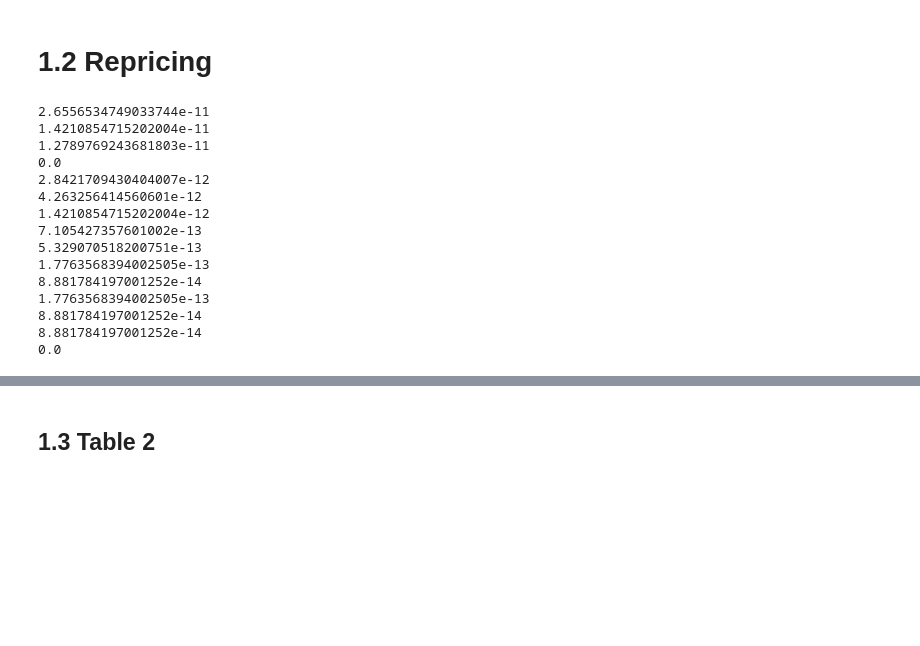
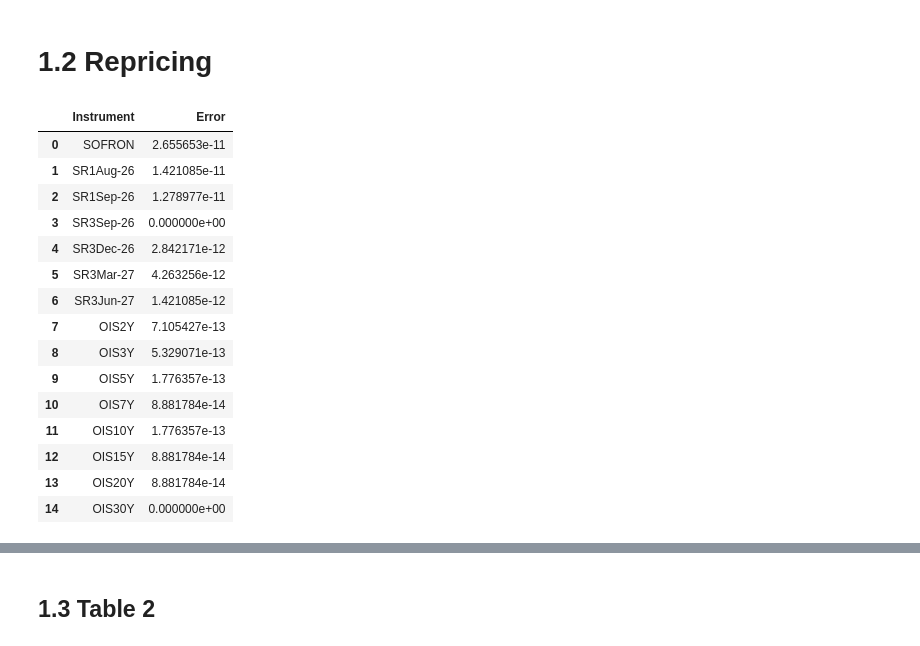
Before and after one commit to RomainFast121/IRCRM_project, a Jupyter notebook: project_2026.ipynb, the cells around one changed output, grey strips where cells are left out. Drawn from its saved outputs; the diff is of its cells as text; code cells hidden in the pictures; blank space fills up the shorter version.

```diff
--- a/project_2026.ipynb
+++ b/project_2026.ipynb
@@ -148,36 +148,39 @@ for inst in insts:
     if start in P:
         P_t = P[start]
     else:
-        # On récupère les dates triées actuellement présentes dans P
+        # Get sorted dates
         sorted_dates = sorted(P.keys())
 
-        # Vérification si inst.start est strictement entre min(P) et max(P)
+        # Check that inst.start is within range
         if sorted_dates[0] < start < sorted_dates[-1]:
             # Trouver les deux dates encadrantes t1 < inst.start < t2
             idx = bisect.bisect_left(sorted_dates, start)
             t1 = sorted_dates[idx - 1]
             t2 = sorted_dates[idx]
 
-            # Poids temporel (ou via act360(t1, inst.start) / act360(t1, t2), le ratio est identique)
+            # Get the interpolation weight
             w = act360(t1, start) / act360(t1, t2)
 
-            # Interpolation log-linéaire sur les facteurs d'actualisation
+            # Log-linear interpolation
             log_P1 = np.log(P[t1])
             log_P2 = np.log(P[t2])
             P_t = np.exp(log_P1 + w * (log_P2 - log_P1))
             P[start] = float(P_t)
 
-    # Si P_t a été trouvé (directement ou par interpolation), on calcule P[inst.end]
+    # If P_t found, compute
     if P_t is not None:
+        # Get time and delta
         T = pd.Timestamp(end)
         delta = act360(start, end)
+        # Compute rate
         if inst.type in ('SR1', 'SR3'):
-            R = 100 - inst.quote
+            R = 100.0 - inst.quote
         else:
             R = inst.quote
-        P_T = P_t / (1 + (R / 100) * delta)
+        # Save
+        P_T = P_t / (1.0 + (R / 100.0) * delta)
         P[end] = P_T
-        ZCB_rates[end] = 1/act360(t0, end) * (1/P_T - 1)
+        ZCB_rates[end] = 1/act360(t0, end) * (1/P_T - 1.0)
 
 
 # Handle pay_dates
@@ -191,7 +194,7 @@ idx = bisect.bisect_left(sorted_zcb, U1)
 t1, t2 = sorted_zcb[idx - 1], sorted_zcb[idx]
 w = act360(t1, U1) / act360(t1, t2)
 
-L_U1 = (1 - w) * ZCB_rates[t1] + w * ZCB_rates[t2]
+L_U1 = (1.0 - w) * ZCB_rates[t1] + w * ZCB_rates[t2]
 P[U1] = float(1.0 / (1.0 + L_U1 * act360(t0, U1)))
 
 # Interpolate missing swap rates
@@ -227,44 +230,58 @@ for n in range(2, len(U)):
 # %%
 def model_quote(inst, P):
     type = inst.type
     start = pd.Timestamp(inst.start)
     end = pd.Timestamp(inst.end)
 
     if type == 'SOFR':
         quote = 1/act360(start, end) * (P[start]/P[end] - 1)
+
+
 
     elif type in ('SR1', 'SR3'):
         quote = (1 - 1/act360(start, end) * (P[start]/P[end] - 1))
 
     elif type == 'OIS':
         s = 0
         payDates = list(inst.pay_dates)
         payDates.insert(0, inst.start)
         for i in range(1, len(payDates)):
             delta = act360(pd.Timestamp(payDates[i - 1]), pd.Timestamp(payDates[i]))
             p = P[pd.Timestamp(payDates[i])]
             s += delta * p
         quote = (1 - p) / s
 
-    return 100 * quote
+    return 100.0 * quote
+
+errors = {
+    'Instrument' : [],
+    'Error' : []
+}
 
 for inst in insts:
     repriced = model_quote(inst, P)
-    error = np.abs(repriced - inst.quote) * 100
-    print(error)
+    error = np.abs(repriced - inst.quote) * 100.0
+
+    # Add to dictionnary for further display
+    fstr = f'{inst.type}' + f'{inst.tenor}'
+    errors['Instrument'].append(fstr)
+    errors['Error'].append(error)
+
+display(pd.DataFrame(data=errors))
 # %% [output]
-2.6556534749033744e-11
-1.4210854715202004e-11
-1.2789769243681803e-11
-0.0
-2.8421709430404007e-12
-4.263256414560601e-12
-1.4210854715202004e-12
-7.105427357601002e-13
-5.329070518200751e-13
-1.7763568394002505e-13
-8.881784197001252e-14
-1.7763568394002505e-13
-8.881784197001252e-14
-8.881784197001252e-14
-0.0
+|  | Instrument | Error |
+| 0 | SOFRON | 2.655653e-11 |
+| 1 | SR1Aug-26 | 1.421085e-11 |
+| 2 | SR1Sep-26 | 1.278977e-11 |
+| 3 | SR3Sep-26 | 0.000000e+00 |
+| 4 | SR3Dec-26 | 2.842171e-12 |
+| 5 | SR3Mar-27 | 4.263256e-12 |
+| 6 | SR3Jun-27 | 1.421085e-12 |
+| 7 | OIS2Y | 7.105427e-13 |
+| 8 | OIS3Y | 5.329071e-13 |
+| 9 | OIS5Y | 1.776357e-13 |
+| 10 | OIS7Y | 8.881784e-14 |
+| 11 | OIS10Y | 1.776357e-13 |
+| 12 | OIS15Y | 8.881784e-14 |
+| 13 | OIS20Y | 8.881784e-14 |
+| 14 | OIS30Y | 0.000000e+00 |
```
Also changed, not shown: parts of 5 cells of this notebook.
